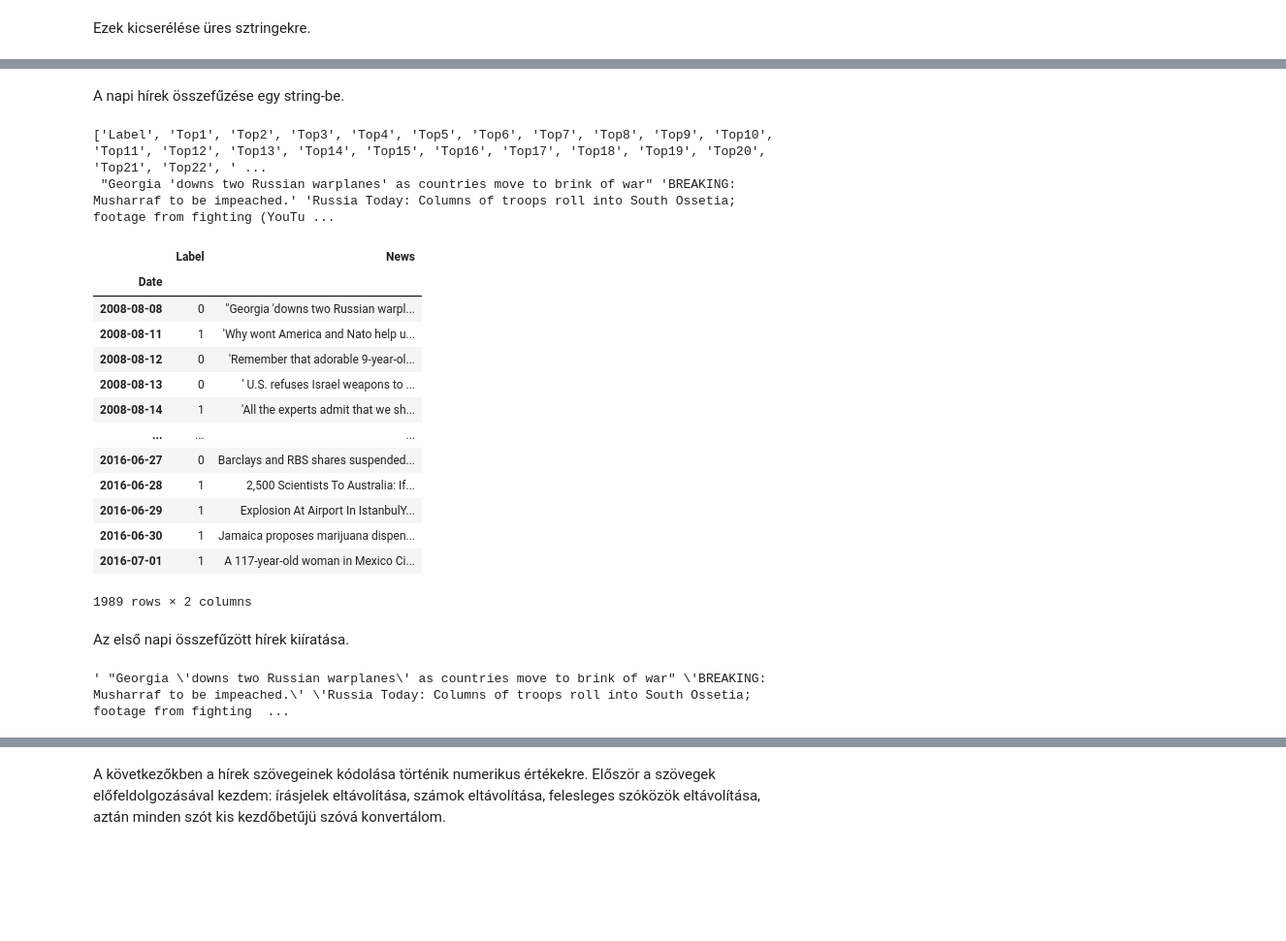
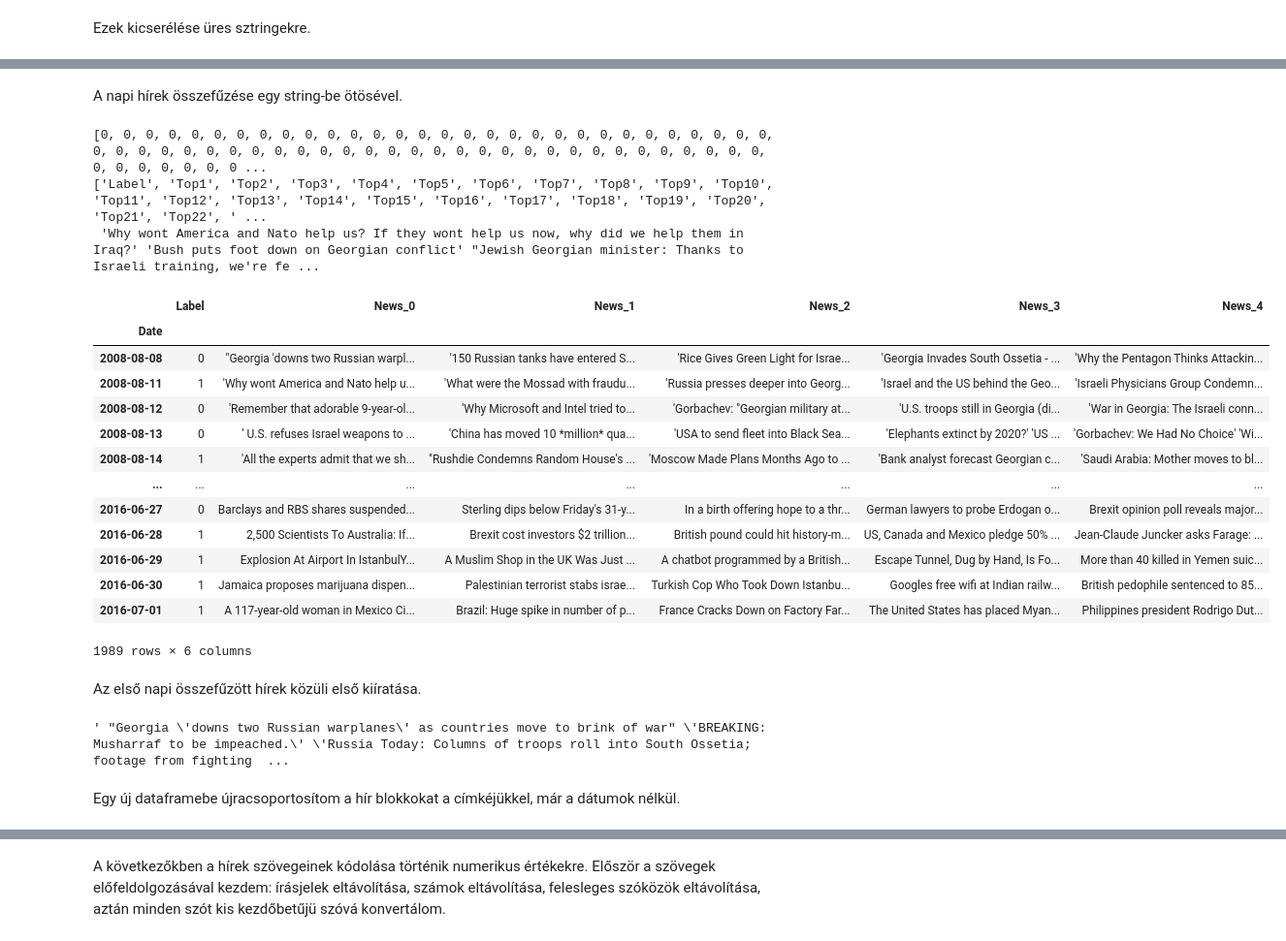
Before and after one commit to benceOlahEdu/StockMarketSentimentAnalysis, a Jupyter notebook: Baseline/Stock_news_feed_baseline.ipynb, the cells around one changed output, grey strips where cells are left out. Shown at 97% size. Cells and saved outputs as stored; diff of their text form; code cells hidden in the pictures; blank space fills up the shorter version.

```diff
--- a/Baseline/Stock_news_feed_baseline.ipynb
+++ b/Baseline/Stock_news_feed_baseline.ipynb
@@ -107,7 +124,10 @@ assert len(rows_with_NaN) is 0
 # %% [markdown]
-A napi hírek összefűzése egy string-be.
+A napi hírek összefűzése egy string-be ötösével.
 # %%
-news_sum = []
+ROWS = 5
+COLUMNS = len(df_combined)
+news_sum = [[0 for i in range(COLUMNS)] for j in range(ROWS)]
+print(news_sum[0])
 
 # Get column names
 combined_column_names = []
@@ -117,43 +137,45 @@ for col in df_combined.columns:
 print(combined_column_names)
 
 for i in range(len(df_combined)):
-  temp = ""
-  news = ""
+  for j in range(ROWS):
+    temp = ""
+    news = ""
+    for k in range(ROWS):
+      news = df_combined[combined_column_names[(j * ROWS) + (k + 1)]][i]
+      if news[0] is "b":
+        news = " " + news[1:]
+      temp = temp + news
+    news_sum[j][i] = temp
 
-  for j in range(25):
-    news = df_combined[combined_column_names[j + 1]][i]
-    if news[0] is "b":
-      news = " " + news[1:]
-    temp = temp + news
-
-  news_sum.append(temp)
-
-print(news_sum[0])
+print(news_sum[0][1])
 # %% [output]
+[0, 0, 0, 0, 0, 0, 0, 0, 0, 0, 0, 0, 0, 0, 0, 0, 0, 0, 0, 0, 0, 0, 0, 0, 0, 0, 0, 0, 0, 0, 0, 0, 0, 0, 0, 0, 0, 0, 0, 0, 0, 0, 0, 0, 0, 0, 0, 0, 0, 0, 0, 0, 0, 0, 0, 0, 0, 0, 0, 0, 0, 0, 0, 0, 0, 0, 0 ...
 ['Label', 'Top1', 'Top2', 'Top3', 'Top4', 'Top5', 'Top6', 'Top7', 'Top8', 'Top9', 'Top10', 'Top11', 'Top12', 'Top13', 'Top14', 'Top15', 'Top16', 'Top17', 'Top18', 'Top19', 'Top20', 'Top21', 'Top22', ' ...
- "Georgia 'downs two Russian warplanes' as countries move to brink of war" 'BREAKING: Musharraf to be impeached.' 'Russia Today: Columns of troops roll into South Ossetia; footage from fighting (YouTu ...
+ 'Why wont America and Nato help us? If they wont help us now, why did we help them in Iraq?' 'Bush puts foot down on Georgian conflict' "Jewish Georgian minister: Thanks to Israeli training, we're fe ...
 # %%
-for j in range(25):
+for j in range(len(combined_column_names) - 1):
   df_combined.drop(combined_column_names[j + 1], axis=1, inplace=True)
 
-df_combined["News"] = news_sum
+for i in range(ROWS):
+  colum_name = "News_" + str(i)
+  df_combined[colum_name] = news_sum[i]
 
 df_combined
 # %% [output]
-|  | Label | News |
-| Date |  |  |
-| 2008-08-08 | 0 | "Georgia 'downs two Russian warpl... |
-| 2008-08-11 | 1 | 'Why wont America and Nato help u... |
-| 2008-08-12 | 0 | 'Remember that adorable 9-year-ol... |
-| 2008-08-13 | 0 | ' U.S. refuses Israel weapons to ... |
-| 2008-08-14 | 1 | 'All the experts admit that we sh... |
-| ... | ... | ... |
-| 2016-06-27 | 0 | Barclays and RBS shares suspended... |
-| 2016-06-28 | 1 | 2,500 Scientists To Australia: If... |
-| 2016-06-29 | 1 | Explosion At Airport In IstanbulY... |
-| 2016-06-30 | 1 | Jamaica proposes marijuana dispen... |
-| 2016-07-01 | 1 | A 117-year-old woman in Mexico Ci... |
+|  | Label | News_0 | News_1 | News_2 | News_3 | News_4 |
+| Date |  |  |  |  |  |  |
+| 2008-08-08 | 0 | "Georgia 'downs two Russian warpl... | '150 Russian tanks have entered S... | 'Rice Gives Green Light for Israe... | 'Georgia Invades South Ossetia - ... | 'Why the Pentagon Thinks Attackin... |
+| 2008-08-11 | 1 | 'Why wont America and Nato help u... | 'What were the Mossad with fraudu... | 'Russia presses deeper into Georg... | 'Israel and the US behind the Geo... | 'Israeli Physicians Group Condemn... |
+| 2008-08-12 | 0 | 'Remember that adorable 9-year-ol... | 'Why Microsoft and Intel tried to... | 'Gorbachev: "Georgian military at... | 'U.S. troops still in Georgia (di... | 'War in Georgia: The Israeli conn... |
+| 2008-08-13 | 0 | ' U.S. refuses Israel weapons to ... | 'China has moved 10 *million* qua... | 'USA to send fleet into Black Sea... | 'Elephants extinct by 2020?' 'US ... | 'Gorbachev: We Had No Choice' 'Wi... |
+| 2008-08-14 | 1 | 'All the experts admit that we sh... | "Rushdie Condemns Random House's ... | 'Moscow Made Plans Months Ago to ... | 'Bank analyst forecast Georgian c... | 'Saudi Arabia: Mother moves to bl... |
+| ... | ... | ... | ... | ... | ... | ... |
+| 2016-06-27 | 0 | Barclays and RBS shares suspended... | Sterling dips below Friday's 31-y... | In a birth offering hope to a thr... | German lawyers to probe Erdogan o... | Brexit opinion poll reveals major... |
+| 2016-06-28 | 1 | 2,500 Scientists To Australia: If... | Brexit cost investors $2 trillion... | British pound could hit history-m... | US, Canada and Mexico pledge 50% ... | Jean-Claude Juncker asks Farage: ... |
+| 2016-06-29 | 1 | Explosion At Airport In IstanbulY... | A Muslim Shop in the UK Was Just ... | A chatbot programmed by a British... | Escape Tunnel, Dug by Hand, Is Fo... | More than 40 killed in Yemen suic... |
+| 2016-06-30 | 1 | Jamaica proposes marijuana dispen... | Palestinian terrorist stabs israe... | Turkish Cop Who Took Down Istanbu... | Googles free wifi at Indian railw... | British pedophile sentenced to 85... |
+| 2016-07-01 | 1 | A 117-year-old woman in Mexico Ci... | Brazil: Huge spike in number of p... | France Cracks Down on Factory Far... | The United States has placed Myan... | Philippines president Rodrigo Dut... |
-1989 rows × 2 columns
+1989 rows × 6 columns
 # %% [markdown]
-Az első napi összefűzött hírek kiíratása.
+Az első napi összefűzött hírek közüli első kiíratása.
 # %%
@@ -161,2 +183,4 @@ df_combined["News"][0]
 # %% [output]
 ' "Georgia \'downs two Russian warplanes\' as countries move to brink of war" \'BREAKING: Musharraf to be impeached.\' \'Russia Today: Columns of troops roll into South Ossetia; footage from fighting  ...
+# %% [markdown]
+Egy új dataframebe újracsoportosítom a hír blokkokat a címkéjükkel, már a dátumok nélkül.
```
Also changed, not shown: parts of 30 cells of this notebook, 5 other files.
